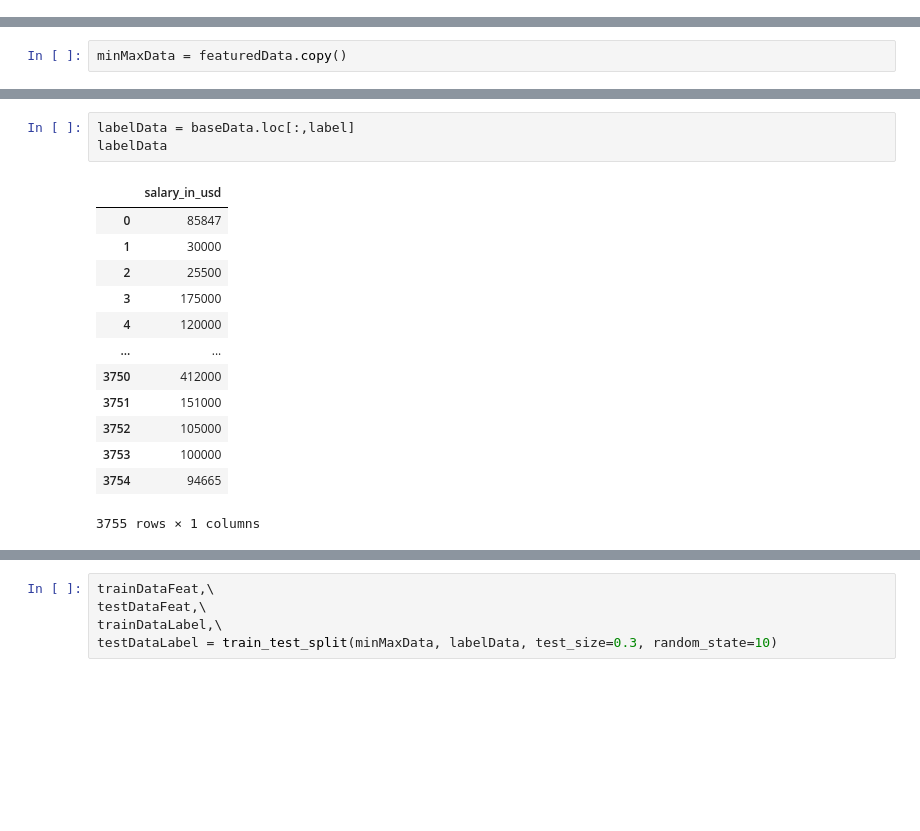
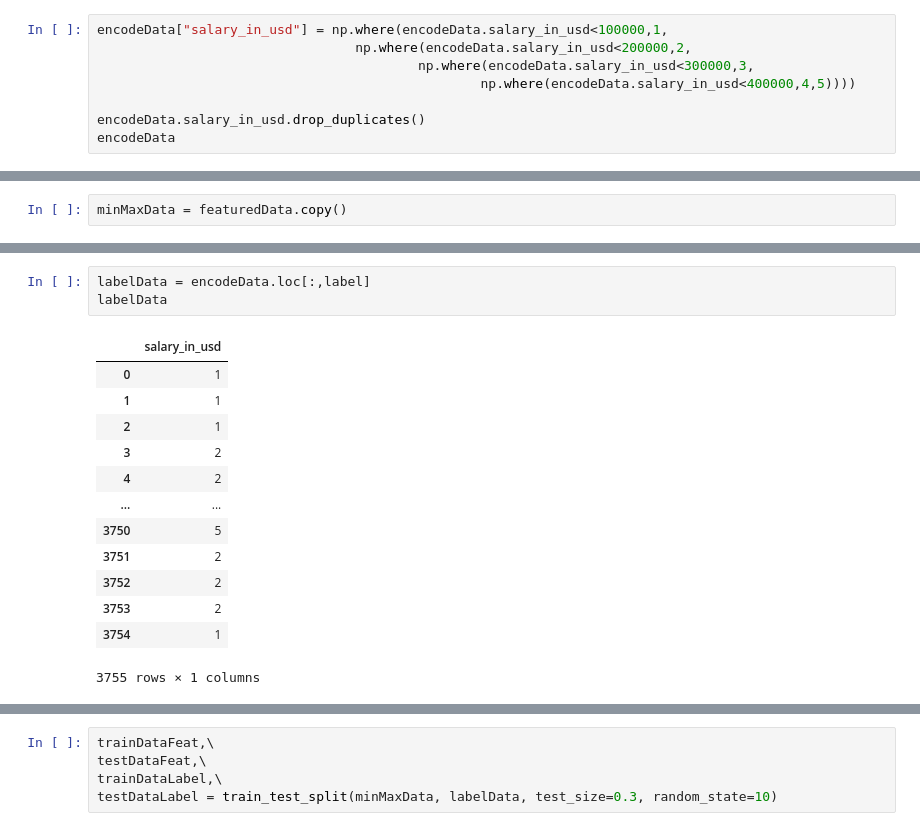
Before and after one commit to GitHayang/python, a Jupyter notebook: keggle/국가별 임금/kegg.ipynb, the cells around one changed output, grey strips where cells are left out. Saved outputs shown, nothing was run; the diff lists cells and outputs as text; blank space fills up the shorter version.

```diff
--- a/keggl/국가별 임금/kegg.ipynb
+++ b/keggle/국가별 임금/kegg.ipynb
@@ -73,0 +65,8 @@ encodeData
+# %%
+encodeData["salary_in_usd"] = np.where(encodeData.salary_in_usd<100000,1,
+                                 np.where(encodeData.salary_in_usd<200000,2,
+                                         np.where(encodeData.salary_in_usd<300000,3,
+                                                 np.where(encodeData.salary_in_usd<400000,4,5))))
+
+encodeData.salary_in_usd.drop_duplicates()
+encodeData
@@ -140,19 +155,19 @@ minMaxData
 # %%
-labelData = baseData.loc[:,label]
+labelData = encodeData.loc[:,label]
 labelData
 # %% [output]
 |  | salary_in_usd |
-| 0 | 85847 |
-| 1 | 30000 |
-| 2 | 25500 |
-| 3 | 175000 |
-| 4 | 120000 |
+| 0 | 1 |
+| 1 | 1 |
+| 2 | 1 |
+| 3 | 2 |
+| 4 | 2 |
 | ... | ... |
-| 3750 | 412000 |
-| 3751 | 151000 |
-| 3752 | 105000 |
-| 3753 | 100000 |
-| 3754 | 94665 |
+| 3750 | 5 |
+| 3751 | 2 |
+| 3752 | 2 |
+| 3753 | 2 |
+| 3754 | 1 |
 3755 rows × 1 columns
 # %%
 print(featuredData.shape)
```
Also changed, not shown: parts of 33 cells of this notebook, 1 other file.
